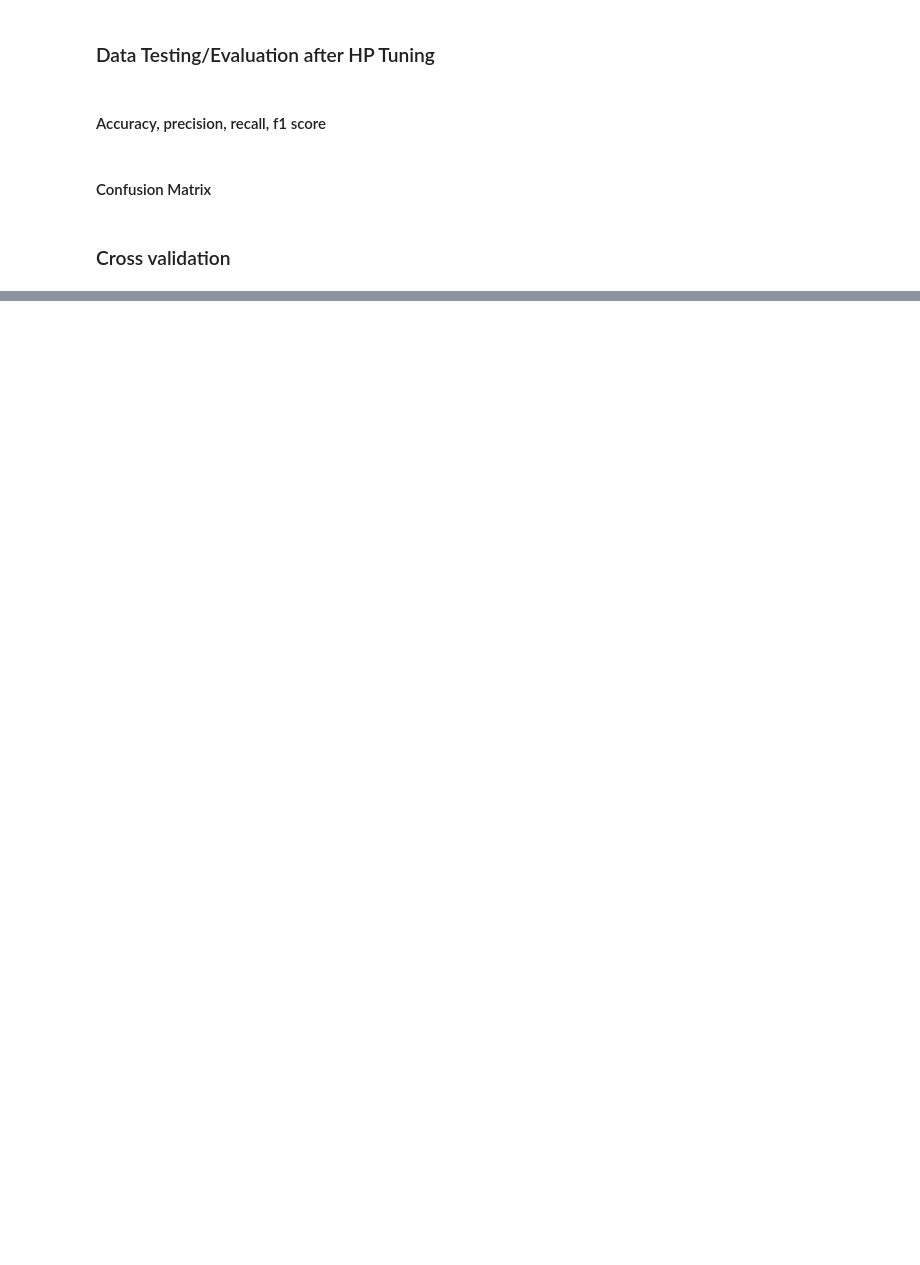
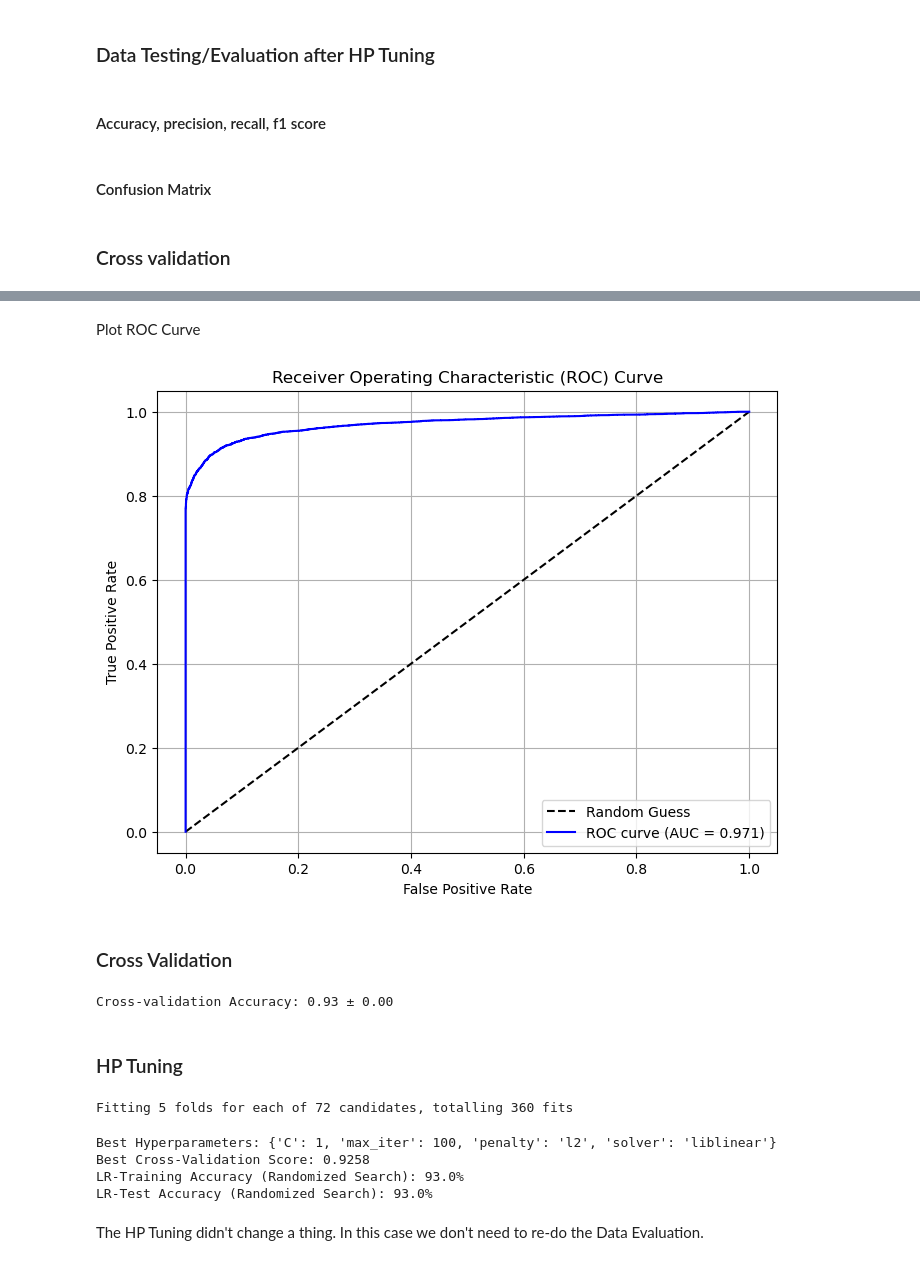
Before and after one commit to FaresDarghouth/supervised-ml-models, a Jupyter notebook: classification-covid19/covid19.ipynb, the cells around one changed output, grey strips where cells are left out. Saved outputs shown, nothing was run; the diff lists cells and outputs as text; code cells hidden in the pictures; blank space fills up the shorter version.

```diff
--- a/classification-covid19/covid19.ipynb
+++ b/classification-covid19/covid19.ipynb
@@ -574,0 +640,66 @@ plt.title("Consfusion Matrix", size = 12);
+# %% [markdown]
+Plot ROC Curve
+# %%
+def plot_roc (fpr, tpr, auc):
+    plt.figure(figsize=(8, 6))
+    plt.plot([0, 1], [0, 1], 'k--', label='Random Guess')
+    plt.plot(fpr, tpr, label=f'ROC curve (AUC = {auc:.3f})', color='blue')
+    plt.xlabel('False Positive Rate')
+    plt.ylabel('True Positive Rate')
+    plt.title('Receiver Operating Characteristic (ROC) Curve')
+    plt.legend(loc='best')
+    plt.grid()
+    plt.show()
+
+y_proba = log_reg.predict_proba(X_test)[:, 1]
+
+fpr, tpr, thresholds = roc_curve(y_test, y_proba)
+auc = roc_auc_score(y_test, y_proba)
+
+plot_roc(fpr, tpr, auc)
+# %% [output]
+[figure, added]
+# %% [markdown]
+### Cross Validation
+# %%
+from sklearn.model_selection import cross_val_score
+
+cv_scores = cross_val_score(log_reg, X_train, y_train, cv=5, scoring='accuracy')
+print(f"Cross-validation Accuracy: {cv_scores.mean():.2f} ± {cv_scores.std():.2f}")
+# %% [output]
+Cross-validation Accuracy: 0.93 ± 0.00
+# %% [markdown]
+### HP Tuning
+# %%
+#HP Tuning using grid search
+
+param_grid = {
+    'C': [0.001, 0.01, 0.1, 1, 10, 100],  # Regularization strength
+    'solver': ['liblinear', 'saga'],      # Solver options
+    'penalty': ['l1', 'l2'],              # Regularization type
+    'max_iter': [100, 500, 1000]          # Number of iterations
+}
+
+grid_search = GridSearchCV(log_reg, param_grid, cv=5, n_jobs=-1, verbose=1)
+grid_search.fit(X_train, y_train)
+
+best_params = grid_search.best_params_
+print(f"Best Hyperparameters: {best_params}")
+print(f"Best Cross-Validation Score: {grid_search.best_score_:.4f}")
+
+best_model = grid_search.best_estimator_
+y_pred = best_model.predict(X_test)
+
+train_accuracy_random = round(accuracy_score(y_train, best_model.predict(X_train)), 2) * 100
+test_accuracy_random = round(accuracy_score(y_test, y_pred), 2) * 100
+
+print(f"LR-Training Accuracy (Randomized Search): {train_accuracy_random}%")
+print(f"LR-Test Accuracy (Randomized Search): {test_accuracy_random}%")
+# %% [output]
+Fitting 5 folds for each of 72 candidates, totalling 360 fits
+Best Hyperparameters: {'C': 1, 'max_iter': 100, 'penalty': 'l2', 'solver': 'liblinear'}
+Best Cross-Validation Score: 0.9258
+LR-Training Accuracy (Randomized Search): 93.0%
+LR-Test Accuracy (Randomized Search): 93.0%
+# %% [markdown]
+The HP Tuning didn't change a thing. In this case we don't need to re-do the Data Evaluation.
```
Also changed, not shown: parts of 34 cells of this notebook, 2 other files.
